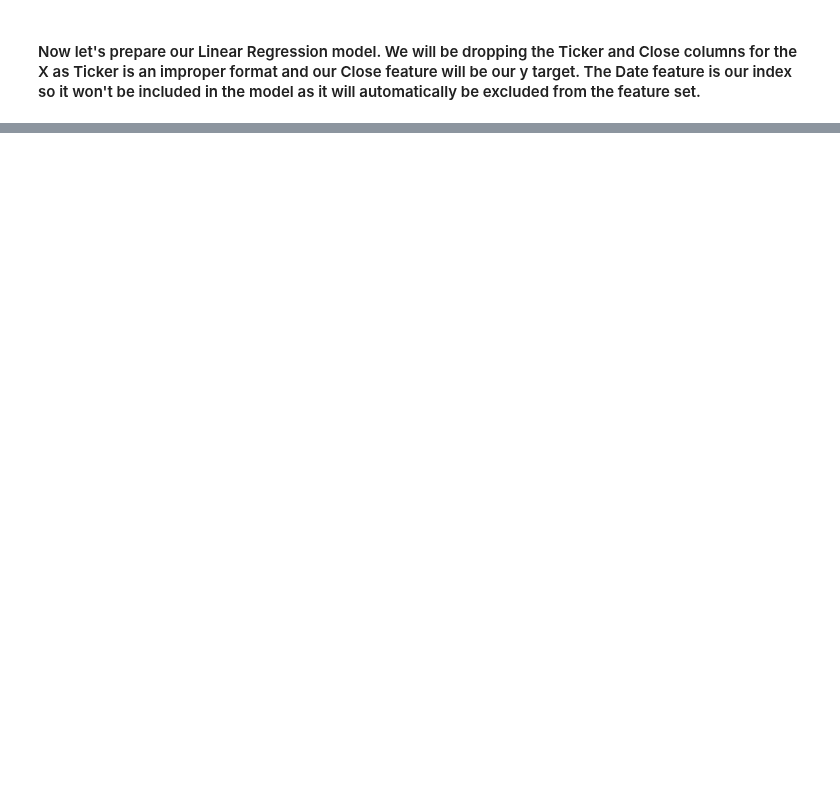
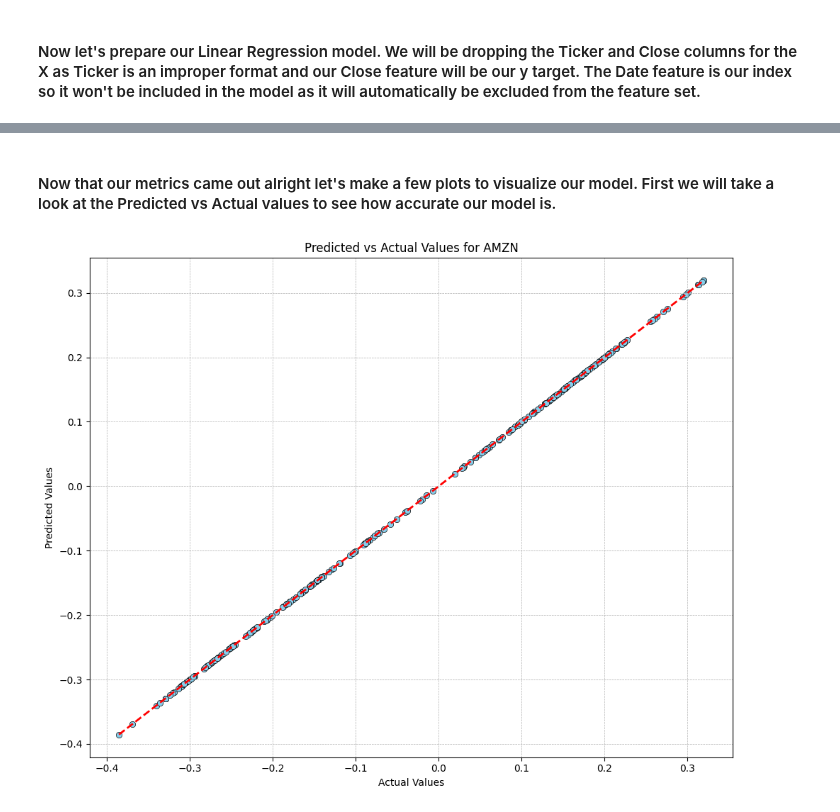
Before and after one commit to Taliwat/Portfolio-Proj-WK, a Jupyter notebook: DL-Strategies/models/core_stock_baseline_linreg_AMZN.ipynb, the cells around one changed output, grey strips where cells are left out. Cells and saved outputs as stored; diff of their text form; code cells hidden in the pictures; blank space fills up the shorter version.

```diff
--- a/DL-Strategies/models/core_stock_baseline_linreg_AMZN.ipynb
+++ b/DL-Strategies/models/core_stock_baseline_linreg_AMZN.ipynb
@@ -186,0 +64,4 @@ fig.show()
+# %%
+X = amzn_data.drop(columns = ['Ticker', 'Close_core'])
+y = amzn_data['Close_core']
+type(X), type(y), X.shape, y.shape
@@ -186,0 +86,4 @@ fig.show()
+# %%
+# Define the Ridge model and set up the parameter grid.
+ridge = Ridge(max_iter = 10000)
+param_grid = {'alpha' : np.logspace(-4, 2, 100)} # np.logspace from numpy generates numbers that are evenly spaced on a logarithmic scale.
@@ -186,0 +92,10 @@ fig.show()
+# %%
+tscv = TimeSeriesSplit(n_splits = 5)
+
+grid_search = GridSearchCV(ridge,
+                    param_grid,
+                    cv = tscv,
+                    scoring = 'neg_mean_squared_error',
+                    n_jobs = -1)
+
+grid_search.fit(X_train, y_train)
@@ -186,0 +118,5 @@ fig.show()
+# %%
+best_ridge = grid_search.best_estimator_
+
+y_pred_train = best_ridge.predict(X_train)
+y_pred_test = best_ridge.predict(X_test)
@@ -186,0 +158,26 @@ fig.show()
+# %% [markdown]
+#### Now that our metrics came out alright let's make a few plots to visualize our model.  First we will take a look at the Predicted vs Actual values to see how accurate our model is.
+# %%
+
+# To start we will need to turn our y_test and y_pred_test into numpy arrays
+y_test = np.array(y_test)
+y_pred_test = np.array(y_pred_test)
+
+# Now we create the scatterplot
+plt.figure(figsize = (10,8))
+sns.scatterplot(x = y_test, y = y_pred_test, color = 'skyblue', edgecolor = 'black')
+
+# Next plot the 45-degree line where x = y
+plt.plot([y_test.min(), y_test.max()], [y_test.min(), y_test.max()], color ='red', linestyle = '--', lw = 2)
+
+# Customize and plot
+plt.xlabel('Actual Values')
+plt.ylabel('Predicted Values')
+plt.title('Predicted vs Actual Values for AMZN')
+
+plt.grid(True, which = 'both', linestyle = '--', linewidth = 0.5)
+plt.tight_layout()
+
+plt.show()
+# %% [output]
+[figure, added]
```
Also changed, not shown: parts of 39 cells of this notebook, 5 other files.
